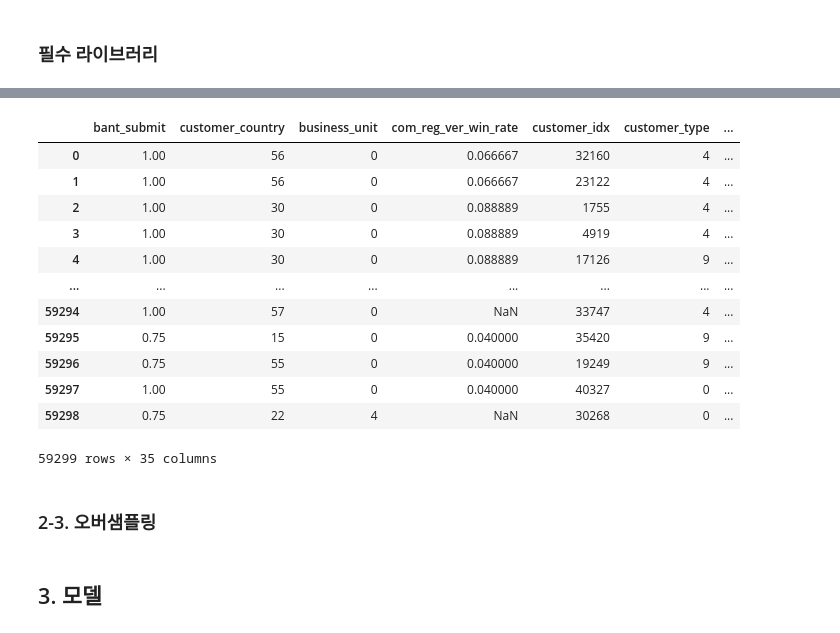
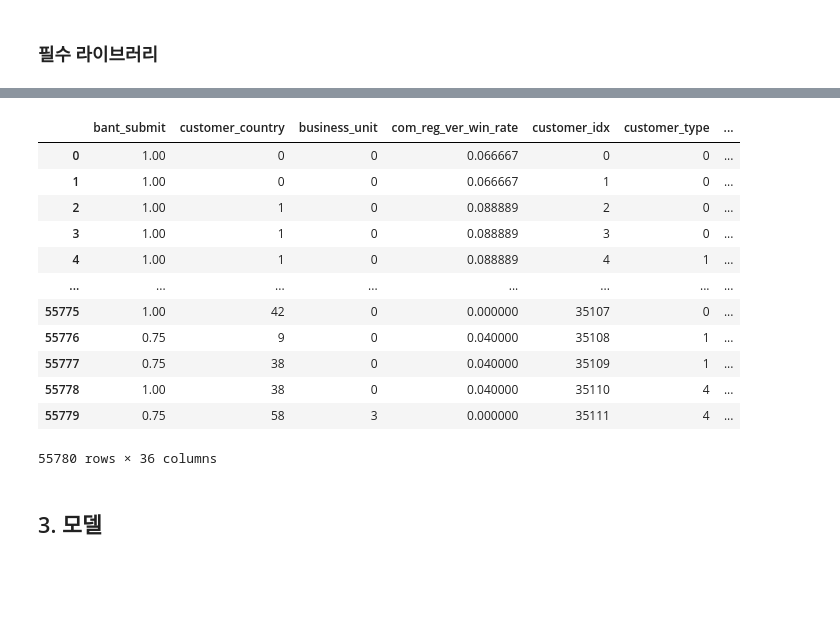
Before and after one commit to egahyun/LG_aimers_B2BEST, a Jupyter notebook: randomforest.ipynb, the cells around one changed output, grey strips where cells are left out. Saved outputs shown, nothing was run; the diff lists cells and outputs as text; code cells hidden in the pictures; blank space fills up the shorter version.

Commit message:
refactor: update data load

```diff
--- a/randomforest.ipynb
+++ b/randomforest.ipynb
@@ -89,16 +30,0 @@ for col in label_columns:
-# %%
-df_train
-# %% [output]
-|  | bant_submit | customer_country | business_unit | com_reg_ver_win_rate | customer_idx | customer_type | ... |
-| 0 | 1.00 | 56 | 0 | 0.066667 | 32160 | 4 | ... |
-| 1 | 1.00 | 56 | 0 | 0.066667 | 23122 | 4 | ... |
-| 2 | 1.00 | 30 | 0 | 0.088889 | 1755 | 4 | ... |
-| 3 | 1.00 | 30 | 0 | 0.088889 | 4919 | 4 | ... |
-| 4 | 1.00 | 30 | 0 | 0.088889 | 17126 | 9 | ... |
-| ... | ... | ... | ... | ... | ... | ... | ... |
-| 59294 | 1.00 | 57 | 0 | NaN | 33747 | 4 | ... |
-| 59295 | 0.75 | 15 | 0 | 0.040000 | 35420 | 9 | ... |
-| 59296 | 0.75 | 55 | 0 | 0.040000 | 19249 | 9 | ... |
-| 59297 | 1.00 | 55 | 0 | 0.040000 | 40327 | 0 | ... |
-| 59298 | 0.75 | 22 | 4 | NaN | 30268 | 0 | ... |
-59299 rows × 35 columns
@@ -113,2 +30,0 @@ x_train, x_val, y_train, y_val = train_test_split(
-# %% [markdown]
-### 2-3. 오버샘플링
@@ -123,0 +31,22 @@ x_train, x_val, y_train, y_val = train_test_split(X_resampled, y_resampled, test
+# %%
+# DATA LOAD
+data = context_data_load()
+
+# Train/Valid Split
+data = context_data_split(data)
+# %%
+data['train'] # 학습용 데이터 살펴보기
+# %% [output]
+|  | bant_submit | customer_country | business_unit | com_reg_ver_win_rate | customer_idx | customer_type | ... |
+| 0 | 1.00 | 0 | 0 | 0.066667 | 0 | 0 | ... |
+| 1 | 1.00 | 0 | 0 | 0.066667 | 1 | 0 | ... |
+| 2 | 1.00 | 1 | 0 | 0.088889 | 2 | 0 | ... |
+| 3 | 1.00 | 1 | 0 | 0.088889 | 3 | 0 | ... |
+| 4 | 1.00 | 1 | 0 | 0.088889 | 4 | 1 | ... |
+| ... | ... | ... | ... | ... | ... | ... | ... |
+| 55775 | 1.00 | 42 | 0 | 0.000000 | 35107 | 0 | ... |
+| 55776 | 0.75 | 9 | 0 | 0.040000 | 35108 | 1 | ... |
+| 55777 | 0.75 | 38 | 0 | 0.040000 | 35109 | 1 | ... |
+| 55778 | 1.00 | 38 | 0 | 0.040000 | 35110 | 4 | ... |
+| 55779 | 0.75 | 58 | 3 | 0.000000 | 35111 | 4 | ... |
+55780 rows × 36 columns
```
Also changed, not shown: parts of 23 cells of this notebook.
